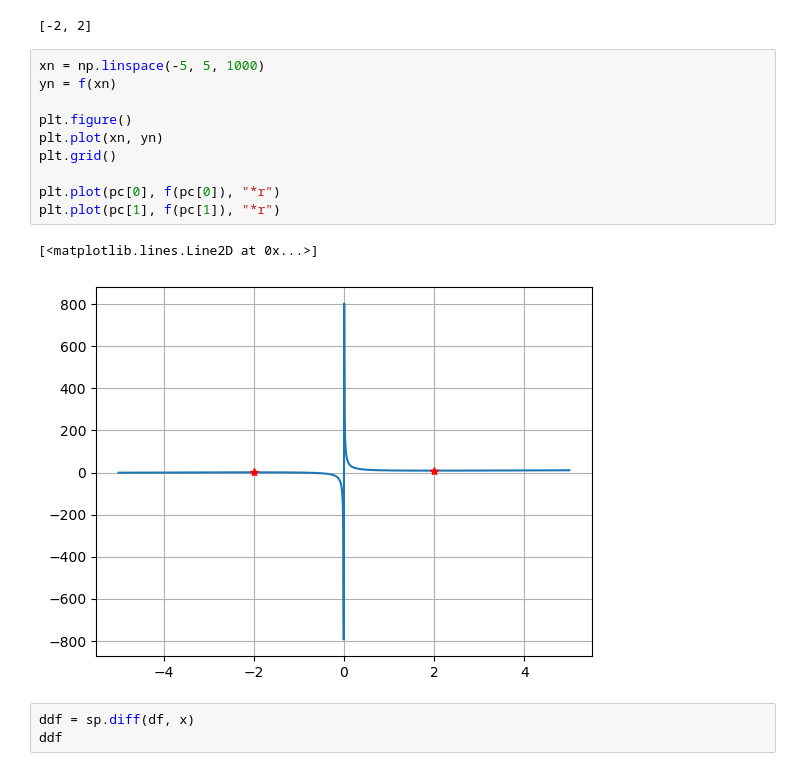
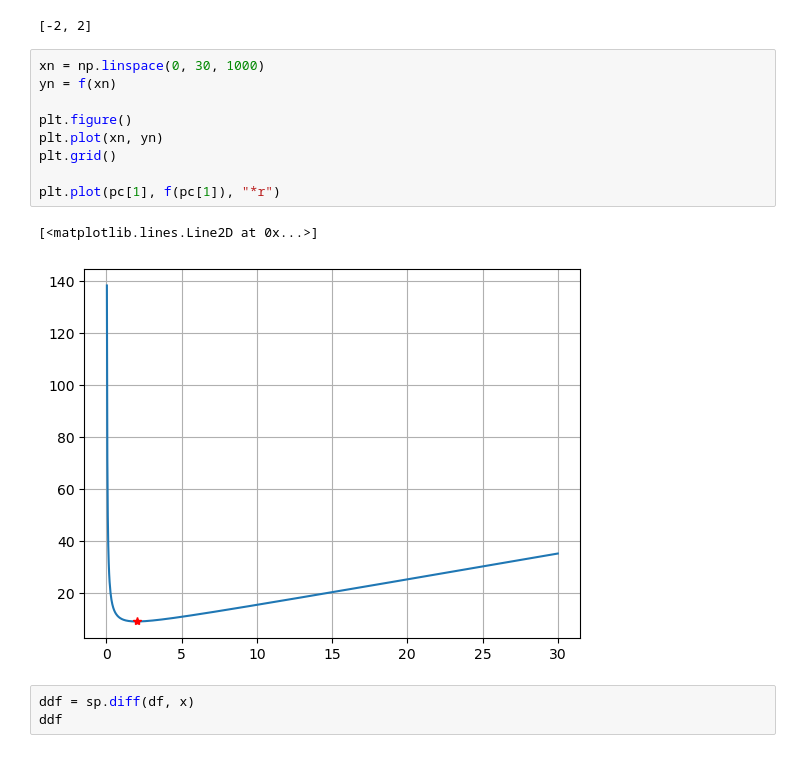
Before and after one commit to DPastranaV/A02, a Jupyter notebook: A02 - Sympy.ipynb, the cells around one changed output. Cells and saved outputs as stored; diff of their text form.

```diff
--- a/A02 - Sympy.ipynb
+++ b/A02 - Sympy.ipynb
@@ -89,18 +70,17 @@ pc
 # %% [output]
 [-2, 2]
 # %%
-xn = np.linspace(-5, 5, 1000)
+xn = np.linspace(0, 30, 1000)
 yn = f(xn)
 
 plt.figure()
 plt.plot(xn, yn)
 plt.grid()
 
-plt.plot(pc[0], f(pc[0]), "*r")
 plt.plot(pc[1], f(pc[1]), "*r")
 # %% [output]
 [<matplotlib.lines.Line2D at 0x...>]
-[figure, old version]
+[figure, new version]
 # %%
 ddf = sp.diff(df, x)
 ddf
```
Also changed, not shown: parts of 39 cells of this notebook.
